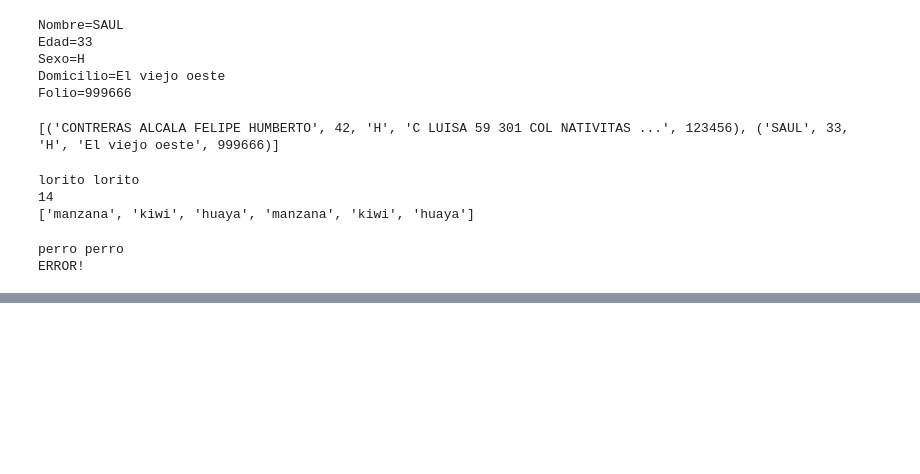
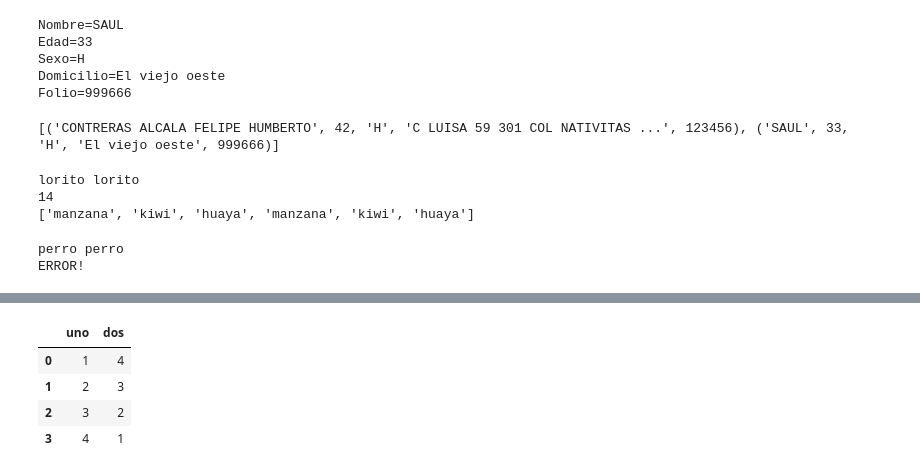
Before and after one commit to fhca/XDB2, a Jupyter notebook: Aprendiendo Python 3.ipynb, the cells around one changed output, grey strips where cells are left out. Cells and saved outputs as stored; diff of their text form; code cells hidden in the pictures; blank space fills up the shorter version.

```diff
--- a/Aprendiendo Python 3.ipynb
+++ b/Aprendiendo Python 3.ipynb
@@ -585,0 +694,10 @@ ERROR!
+# %%
+dict_listas = {'uno' : [1, 2, 3, 4], 'dos' : [4, 3, 2, 1]}
+dataframe = DataFrame(dict_listas, columns=['uno', 'dos'])
+dataframe
+# %% [output]
+|  | uno | dos |
+| 0 | 1 | 4 |
+| 1 | 2 | 3 |
+| 2 | 3 | 2 |
+| 3 | 4 | 1 |
```
Also changed, not shown: parts of 23 cells of this notebook, 2 other files.
